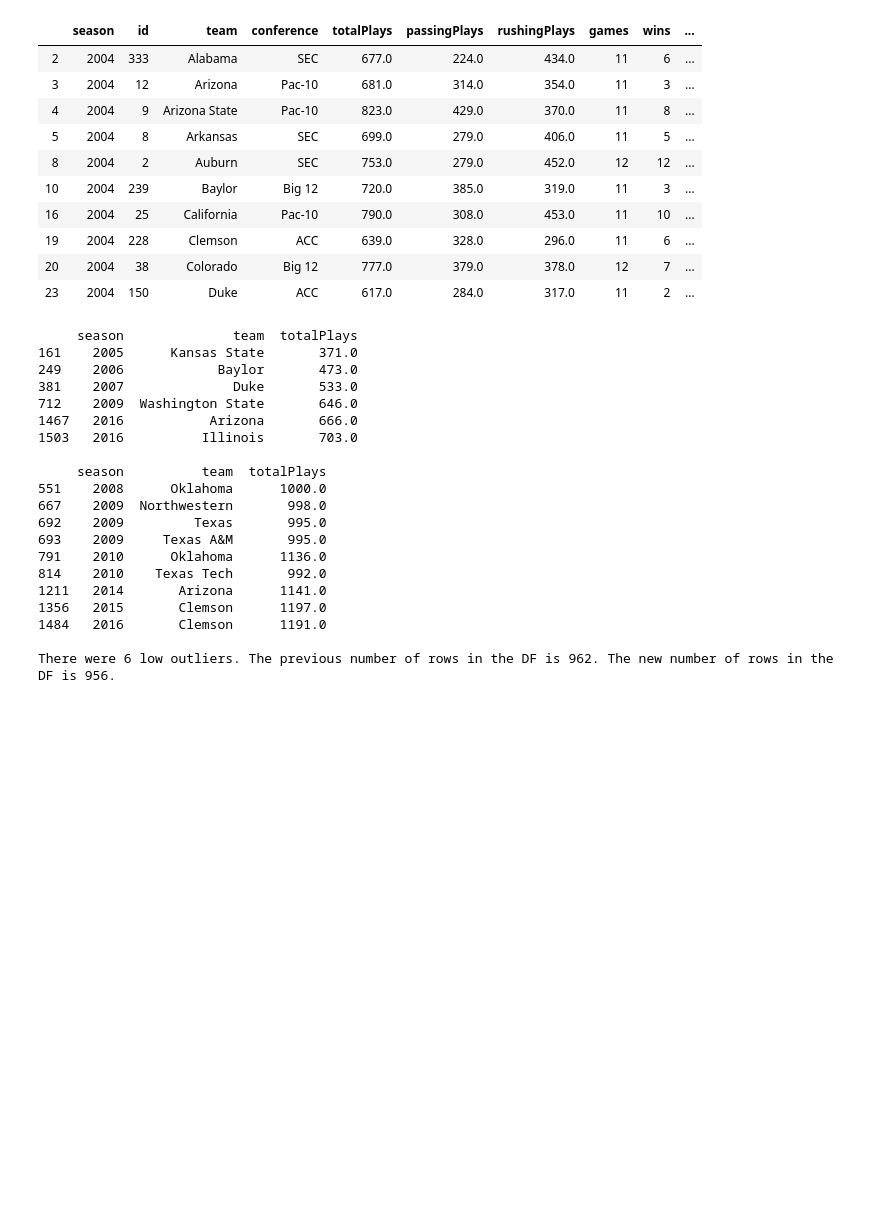
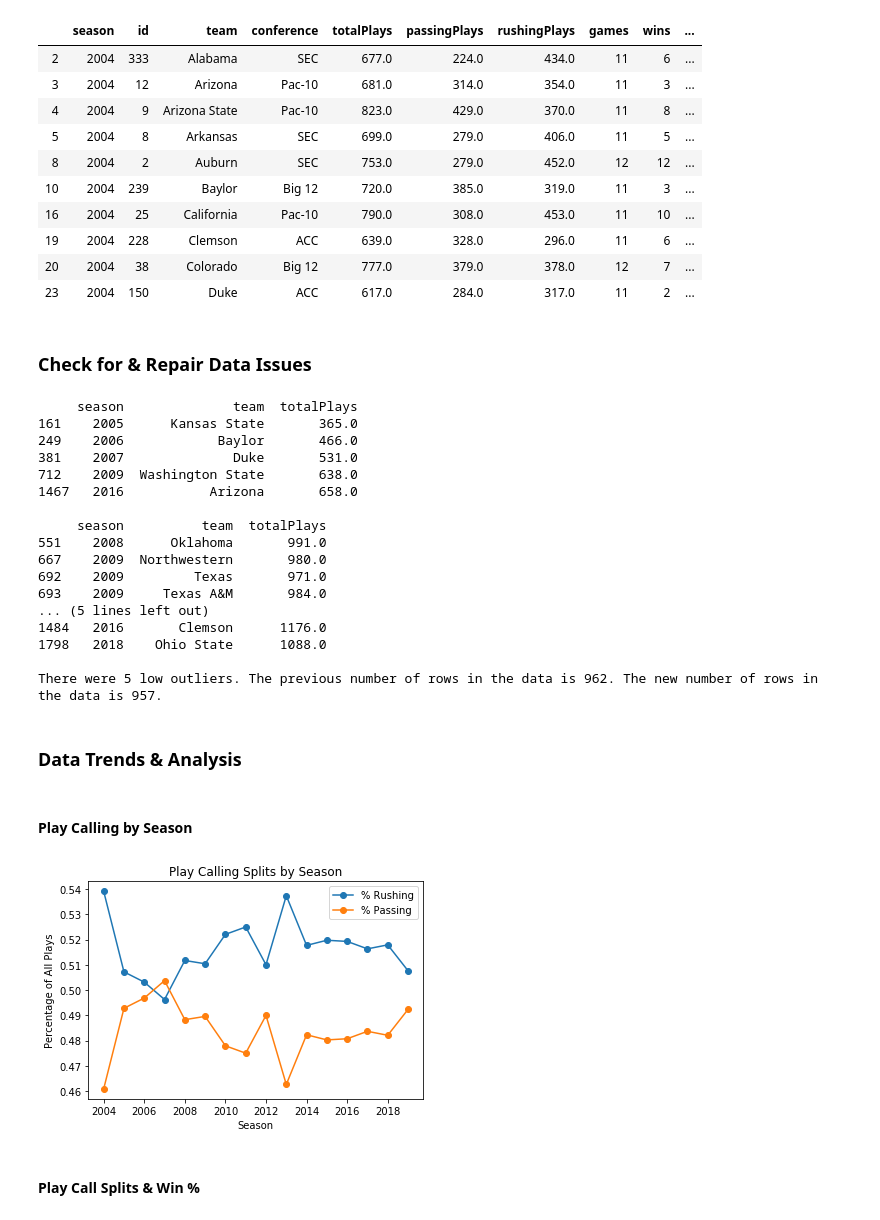
Before and after one commit to bdowd91/Project-1, a Jupyter notebook: PlayCallAnalysis.ipynb, the cells around one changed output. Saved outputs shown, nothing was run; the diff lists cells and outputs as text; code cells hidden in the pictures; blank space fills up the shorter version.

Commit message:
Adjusted & created plots, code organization

```diff
--- a/PlayCallAnalysis.ipynb
+++ b/PlayCallAnalysis.ipynb
@@ -52,7 +55,12 @@ playCalls.head(10)
 | 19 | 2004 | 228 | Clemson | ACC | 639.0 | 328.0 | 296.0 | 11 | 6 | ... |
 | 20 | 2004 | 38 | Colorado | Big 12 | 777.0 | 379.0 | 378.0 | 12 | 7 | ... |
 | 23 | 2004 | 150 | Duke | ACC | 617.0 | 284.0 | 317.0 | 11 | 2 | ... |
+# %% [markdown]
+### Check for & Repair Data Issues
 # %%
+# totalPlays != passing + rushing plays. replace totalPlays column with calculated column
+playCalls["totalPlays"] = playCalls["passingPlays"] + playCalls["rushingPlays"]
+
 # identifying quartile ranges for each season to check for incomplete/incorrect play totals
 lowOutliers = pd.DataFrame(columns = ["season", "team", "totalPlays"])
 highOutliers = pd.DataFrame(columns = ["season", "team", "totalPlays"])
@@ -90,29 +98,65 @@ playCallsClean = playCalls[~playCalls.isin(lowOutliers)].dropna()
 
 # check that outlier removal worked
 print("")
-print(f"There were {len(lowOutliers)} low outliers. The previous number of rows in the DF is {len(playCalls)}. \
-The new number of rows in the DF is {len(playCallsClean)}.")
+print(f"There were {len(lowOutliers)} low outliers. The previous number of rows in the data is {len(playCalls)}. \
+The new number of rows in the data is {len(playCallsClean)}.")
 # %% [output]
      season              team  totalPlays
-161    2005      Kansas State       371.0
-249    2006            Baylor       473.0
-381    2007              Duke       533.0
-712    2009  Washington State       646.0
-1467   2016           Arizona       666.0
-1503   2016          Illinois       703.0
+161    2005      Kansas State       365.0
+249    2006            Baylor       466.0
+381    2007              Duke       531.0
+712    2009  Washington State       638.0
+1467   2016           Arizona       658.0
 
      season          team  totalPlays
-551    2008      Oklahoma      1000.0
-667    2009  Northwestern       998.0
-692    2009         Texas       995.0
-693    2009     Texas A&M       995.0
-791    2010      Oklahoma      1136.0
-814    2010    Texas Tech       992.0
-1211   2014       Arizona      1141.0
-1356   2015       Clemson      1197.0
-1484   2016       Clemson      1191.0
+551    2008      Oklahoma       991.0
+667    2009  Northwestern       980.0
+692    2009         Texas       971.0
+693    2009     Texas A&M       984.0
+... (5 lines left out)
+1484   2016       Clemson      1176.0
+1798   2018    Ohio State      1088.0
 
-There were 6 low outliers. The previous number of rows in the DF is 962. The new number of rows in the DF is 956.
+There were 5 low outliers. The previous number of rows in the data is 962. The new number of rows in the data is 957.
+# %% [markdown]
+### Data Trends & Analysis
+# %% [markdown]
+#### Play Calling by Season
+# %%
+# group data by season
+seasonCalls = playCallsClean.groupby("season")
+
+# calculate rush/pass/total plays by season
+playsBySeason = seasonCalls[["totalPlays", "rushingPlays", "passingPlays"]].sum()
+
+# calculate rushing/passing percentages
+playsBySeason["rushingPct"] = playsBySeason["rushingPlays"] / playsBySeason["totalPlays"]
+playsBySeason["passingPct"] = playsBySeason["passingPlays"] / playsBySeason["totalPlays"]
+
+# subset season, rushingPct, passingPct columns
+playsBySeason = playsBySeason[["rushingPct", "passingPct"]]
+# %%
+# create figure
+fig, ax = plt.subplots()
+
+# create plots for rushingPct & passingPct by season
+rushingPct, = ax.plot(playsBySeason.index, playsBySeason["rushingPct"], marker = "o")
+passingPct, = ax.plot(playsBySeason.index, playsBySeason["passingPct"], marker = "o")
+
+# set labels, title
+ax.set_title("Play Calling Splits by Season")
+ax.set_xlabel("Season")
+ax.set_ylabel("Percentage of All Plays")
+
+# add legend
+ax.legend([rushingPct, passingPct], ["% Rushing", "% Passing"])
+
+# show plot
+plt.show()
+# %% [output]
+[figure, added]
+# %% [markdown]
+#### Play Call Splits & Win %
 # %%
 # Create column for win %
 playCallsClean["winPct"] = playCallsClean["wins"] / playCallsClean["games"]
```
Also changed, not shown: parts of 10 cells of this notebook.
